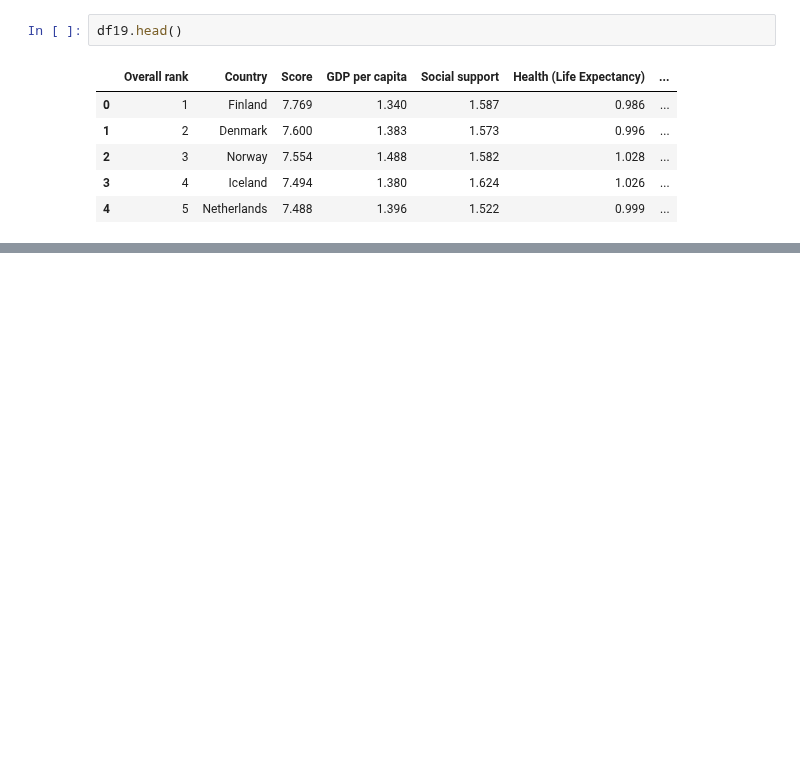
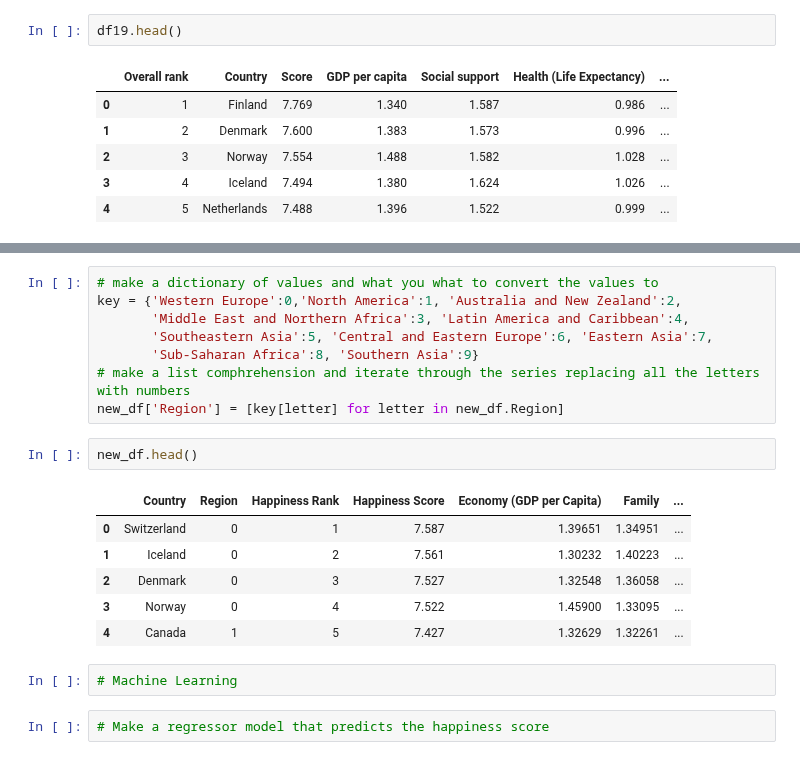
Before and after one commit to ipatel467/Happiness-Index, a Jupyter notebook: HappinessML.ipynb, the cells around one changed output, grey strips where cells are left out. Drawn from its saved outputs; the diff is of its cells as text; blank space fills up the shorter version.

```diff
--- a/HappinessML.ipynb
+++ b/HappinessML.ipynb
@@ -351,0 +337,21 @@ df19['Social support'].hist()
+# %%
+# make a dictionary of values and what you what to convert the values to
+key = {'Western Europe':0,'North America':1, 'Australia and New Zealand':2,
+       'Middle East and Northern Africa':3, 'Latin America and Caribbean':4,
+       'Southeastern Asia':5, 'Central and Eastern Europe':6, 'Eastern Asia':7,
+       'Sub-Saharan Africa':8, 'Southern Asia':9}
+# make a list comphrehension and iterate through the series replacing all the letters with numbers
+new_df['Region'] = [key[letter] for letter in new_df.Region]
+# %%
+new_df.head()
+# %% [output]
+|  | Country | Region | Happiness Rank | Happiness Score | Economy (GDP per Capita) | Family | ... |
+| 0 | Switzerland | 0 | 1 | 7.587 | 1.39651 | 1.34951 | ... |
+| 1 | Iceland | 0 | 2 | 7.561 | 1.30232 | 1.40223 | ... |
+| 2 | Denmark | 0 | 3 | 7.527 | 1.32548 | 1.36058 | ... |
+| 3 | Norway | 0 | 4 | 7.522 | 1.45900 | 1.33095 | ... |
+| 4 | Canada | 1 | 5 | 7.427 | 1.32629 | 1.32261 | ... |
+# %%
+# Machine Learning
+# %%
+# Make a regressor model that predicts the happiness score
```
Also changed, not shown: parts of 8 cells of this notebook.
